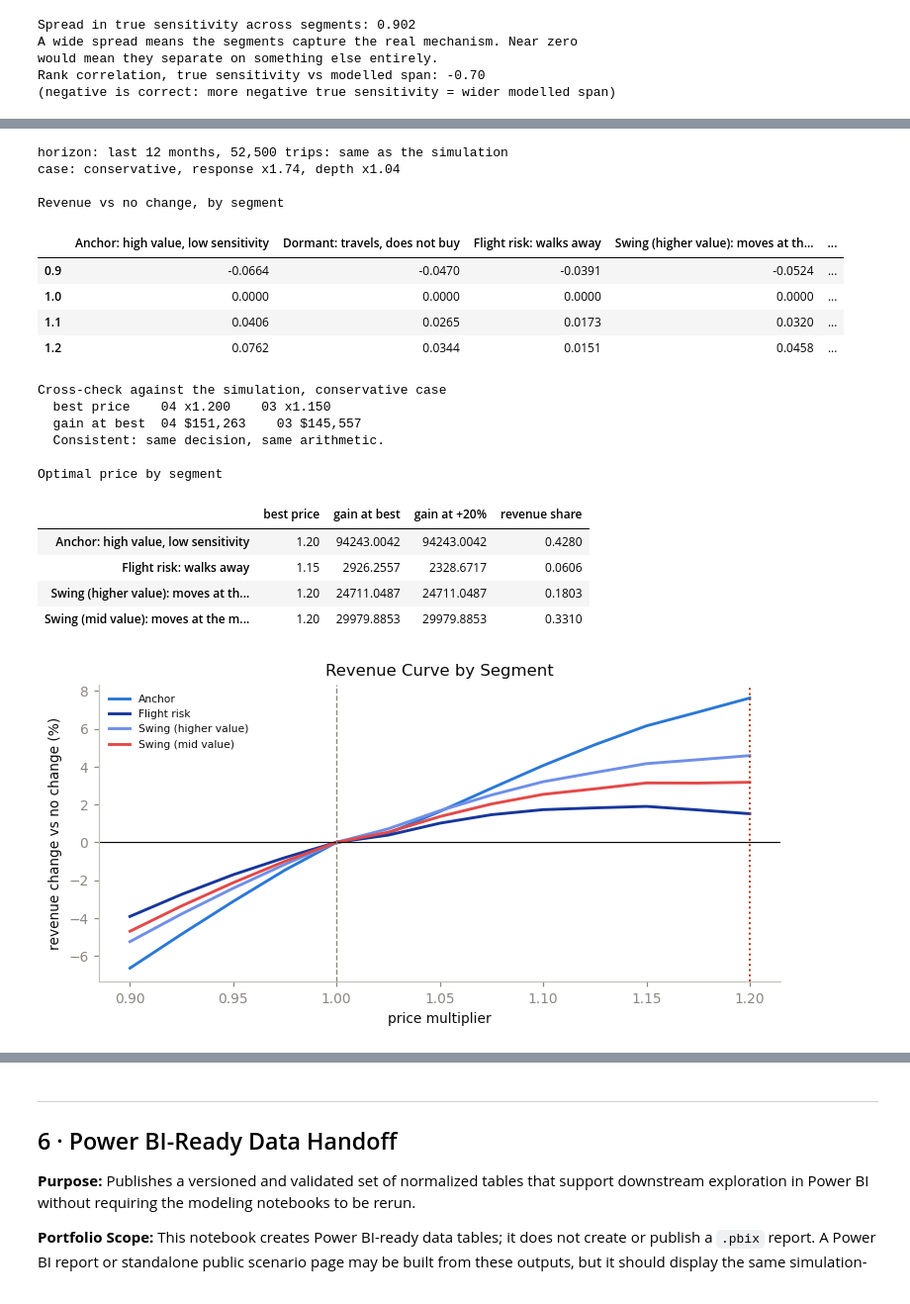
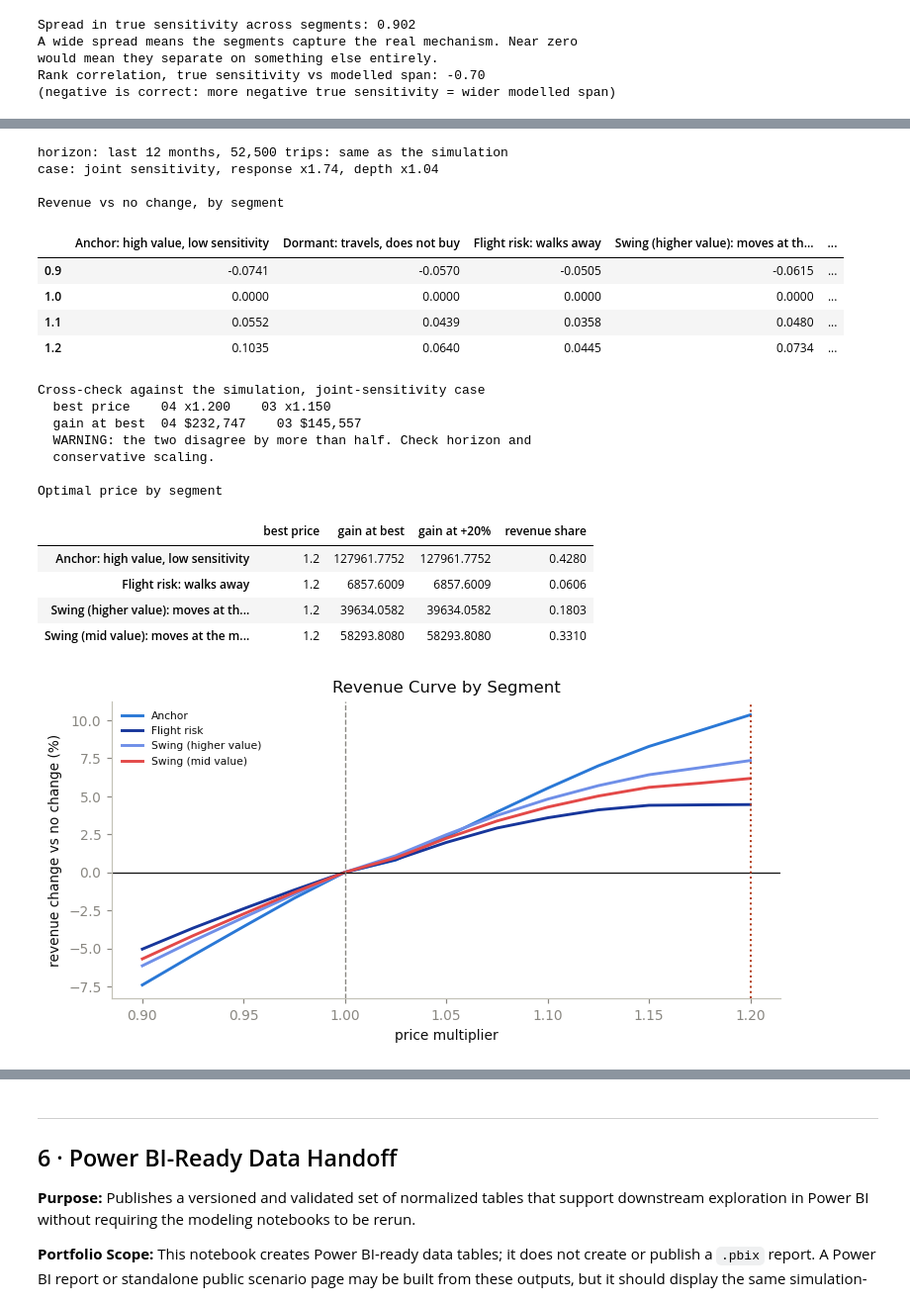
Before and after one commit to paforsey/data-science-portfolio, a Jupyter notebook: case-studies/international-roaming/international_roaming.ipynb, the cells around one changed output, grey strips where cells are left out. Shown at 99% size. Cells and saved outputs as stored; diff of their text form; code cells hidden in the pictures.

```diff
--- a/case-studies/international-roaming/international_roaming.ipynb
+++ b/case-studies/international-roaming/international_roaming.ipynb
@@ -2166,7 +2180,7 @@ $$
 # Measure Label Contamination
 # Estimated on the development period only (months 0-19); the test period is left
 # out so the simulation's depth sensitivity is not tuned on held-out data.
-dev = (tr | ca)
+dev = tr   # months 0-19 in Model 02
 truth = trips['state'].replace({'substitutes': 'null', 'leaves': 'null'})
 labelled = (trips.y == 'partial').to_numpy() & dev
 truly = labelled & (truth == 'partial').to_numpy()
@@ -2351,7 +2365,9 @@ def revenue_by_state(Xf, df, mult=1.0, depth_scale=1.0):
                         (PRICE_FIRST + PRICE_ADDL * (lines - 1)) * days * mult, 0.0)
 
     day_cov = predict_coverage(day_base, day_theta, Xf, df, mult)
-    line_cov = predict_coverage(line_base, line_theta, Xf, df, mult)
+    # line-coverage price parameters are constraint-sensitive (both pinned at bounds),
+    # so the price term is dropped: line coverage varies by trip via the tree baseline only.
+    line_cov = predict_coverage(line_base, np.zeros(2), Xf, df, mult)
     # depth_scale (the label-contamination factor) is derived from day coverage, so it
     # deepens the day channel only; the line channel is left at its fitted value.
     day_cov = np.clip(1 - depth_scale * (1 - day_cov), 0.02, 1.0)
@@ -3413,7 +3435,7 @@ CRN_SEED = 4242          # shared across every price and both cases
 rows = []
 for m in GRID:
     for label, rs, ds in [('as fitted', 1.0, 1.0),
-                          ('conservative', RESPONSE_RATIO, DEPTH_BIAS)]:
+                          ('joint sensitivity', RESPONSE_RATIO, DEPTH_BIAS)]:
         # Common random numbers: same economy/share draw at every price
         r = simulate(m, n_iter=SWEEP_ITER, response_scale=rs, depth_scale=ds,
                      rng=np.random.default_rng(CRN_SEED))
@@ -3425,18 +3447,18 @@ for m in GRID:
 
 sw = pd.DataFrame(rows)
 fitted = sw[sw.case == 'as fitted'].set_index('price_multiplier')
-cons = sw[sw.case == 'conservative'].set_index('price_multiplier')
+cons = sw[sw.case == 'joint sensitivity'].set_index('price_multiplier')
 
 for df in (fitted, cons):
     df['lift_vs_base'] = df['median'] - df.loc[1.0, 'median']
 
 print('As fitted')
 display(fitted[['p5', 'median', 'p95', 'lift_vs_base']].round(0).astype(int).rename_axis(None))
-print('Conservative')
+print('Joint sensitivity')
 display(cons[['p5', 'median', 'p95', 'lift_vs_base']].round(0).astype(int).rename_axis(None))
 
 fig, ax = plt.subplots(figsize=(7, 3.8))
-for df, lbl, col in [(fitted, 'as fitted', ACCENT), (cons, 'conservative', INK)]:
+for df, lbl, col in [(fitted, 'as fitted', ACCENT), (cons, 'joint sensitivity', INK)]:
     ax.plot(df.index, df['median'] / 1e6, color=col, linewidth=2, label=lbl)
     ax.fill_between(df.index, df['p5'] / 1e6, df['p95'] / 1e6, color=col, alpha=0.12)
 ax.axvline(1.0, color=MUTED, linestyle='--', linewidth=0.9)
@@ -3560,7 +3580,7 @@ Conservative
 # %%
 # Test Macro Scenarios
 SCEN = {'contraction': -0.45, 'base': 0.0, 'expansion': +0.45}
-KEY = [1.0, 1.10, 1.20]
+KEY = [1.0, 1.15, 1.20]
 
 rows = []
 runs = {}
@@ -3579,21 +3599,21 @@ piv = sc.pivot(index='scenario', columns='price', values='median').reindex(SCEN.
 print('Median pass revenue, 12-month ($M)')
 display((piv / 1e6).round(2).rename_axis(None).rename_axis(None, axis=1))
 
-print('Gain from +20% within each economy ($M)')
-display(((piv[1.20] - piv[1.0]) / 1e6).round(2).to_frame('gain').rename_axis(None))
+print('Gain from +15% within each economy ($M)')
+display(((piv[1.15] - piv[1.0]) / 1e6).round(2).to_frame('gain').rename_axis(None))
 print('If the gain holds across all three, the pricing decision does not depend on')
 print('the macro forecast, which makes it a far easier decision to defend.')
 
 # Paired revenue difference (1.20 - 1.00) under common random numbers, per scenario
 diff = pd.DataFrame([
     {'scenario': name,
-     'p5': np.percentile(runs[(name, 1.20)] - runs[(name, 1.0)], 5),
-     'median': np.median(runs[(name, 1.20)] - runs[(name, 1.0)]),
-     'p95': np.percentile(runs[(name, 1.20)] - runs[(name, 1.0)], 95),
-     'P(negative) %': 100 * (runs[(name, 1.20)] - runs[(name, 1.0)] < 0).mean()}
+     'p5': np.percentile(runs[(name, 1.15)] - runs[(name, 1.0)], 5),
+     'median': np.median(runs[(name, 1.15)] - runs[(name, 1.0)]),
+     'p95': np.percentile(runs[(name, 1.15)] - runs[(name, 1.0)], 95),
+     'P(negative) %': 100 * (runs[(name, 1.15)] - runs[(name, 1.0)] < 0).mean()}
     for name in SCEN
 ]).set_index('scenario')
-print('\nPaired revenue difference at 1.20 vs 1.00 ($ per 12 months)')
+print('\nPaired revenue difference at 1.15 vs 1.00 ($ per 12 months)')
 display(diff.assign(**{c: diff[c].round(0).astype(int) for c in ['p5', 'median', 'p95']})
             .round({'P(negative) %': 1}).rename_axis(None))
 
@@ -4819,7 +4841,7 @@ DEPTH_SCALE = float(asm0.get('depth scale (joint sensitivity)',
 
 FWD = trips[trips['month'] >= trips['month'].max() - 11]['trip_id'].to_numpy()
 print(f'horizon: last 12 months, {len(FWD):,} trips: same as the simulation')
-print(f'case: conservative, response x{RESPONSE_SCALE:.2f}, depth x{DEPTH_SCALE:.2f}\n')
+print(f'case: joint sensitivity, response x{RESPONSE_SCALE:.2f}, depth x{DEPTH_SCALE:.2f}\n')
 
 ids = trip_seg['trip_id'].to_numpy()
 ids = ids[np.isin(ids, p_std.index) & np.isin(ids, rev_w.index) & np.isin(ids, FWD)]
@@ -4853,11 +4875,11 @@ rel = rel[piv.columns]
 
 # Cross-check against the simulation: a gap here would be a defect, not a modelling choice
 try:
-    s5 = sim_sweep[sim_sweep.case == 'conservative'].set_index('price_multiplier')
+    s5 = sim_sweep[sim_sweep.case == 'joint sensitivity'].set_index('price_multiplier')
     b6, b5 = float(piv.sum(axis=1).idxmax()), float(s5['median'].idxmax())
     g6 = float(piv.sum(axis=1).max() - piv.sum(axis=1).loc[1.0])
     g5 = float(s5['median'].max() - s5['median'].loc[1.0])
-    print('Cross-check against the simulation, conservative case')
+    print('Cross-check against the simulation, joint-sensitivity case')
     print(f'  best price    04 x{b6:.3f}    03 x{b5:.3f}')
     print(f'  gain at best  04 ${g6:,.0f}    03 ${g5:,.0f}')
     if abs(g6 - g5) > 0.5 * max(abs(g5), 1.0):
@@ -4874,45 +4896,46 @@ best = pd.DataFrame({
     'gain at best': (piv.max() - piv.loc[1.0]),
     'gain at +20%': (piv.loc[GRID[-1]] - piv.loc[1.0]),
     'revenue share': summary.set_index('segment')['rev_share'].reindex(piv.columns),
 }).round(4)
 print('Optimal price by segment')
 display(best.rename_axis(None))
 
 fig, ax = plt.subplots(figsize=(7, 3.6))
 for i, s in enumerate(piv.columns):
     ax.plot(rel.index, rel[s] * 100, linewidth=1.9,
             color=PALETTE[i % len(PALETTE)], label=s.split(': ')[0])
 ax.axhline(0, color=INK, linewidth=0.8)
 ax.axvline(1.0, color=MUTED, linestyle='--', linewidth=0.9)
 ax.axvline(1.20, color='#b23c17', linestyle=':', linewidth=1.3)
 ax.set_xlabel('price multiplier')
 ax.set_ylabel('revenue change vs no change (%)')
 ax.set_title('Revenue Curve by Segment')
 ax.legend(frameon=False, fontsize=7)
 plt.tight_layout()
 plt.show()
 # %% [output]
 horizon: last 12 months, 52,500 trips: same as the simulation
-case: conservative, response x1.74, depth x1.04
+case: joint sensitivity, response x1.74, depth x1.04
 
 Revenue vs no change, by segment
 |  | Anchor: high value, low sensitivity | Dormant: travels, does not buy | Flight risk: walks away | Swing (higher value): moves at th... | ... |
-| 0.9 | -0.0664 | -0.0470 | -0.0391 | -0.0524 | ... |
+| 0.9 | -0.0741 | -0.0570 | -0.0505 | -0.0615 | ... |
 | 1.0 | 0.0000 | 0.0000 | 0.0000 | 0.0000 | ... |
-| 1.1 | 0.0406 | 0.0265 | 0.0173 | 0.0320 | ... |
-| 1.2 | 0.0762 | 0.0344 | 0.0151 | 0.0458 | ... |
+| 1.1 | 0.0552 | 0.0439 | 0.0358 | 0.0480 | ... |
+| 1.2 | 0.1035 | 0.0640 | 0.0445 | 0.0734 | ... |
-Cross-check against the simulation, conservative case
+Cross-check against the simulation, joint-sensitivity case
   best price    04 x1.200    03 x1.150
-  gain at best  04 $151,263    03 $145,557
-  Consistent: same decision, same arithmetic.
+  gain at best  04 $232,747    03 $145,557
+  WARNING: the two disagree by more than half. Check horizon and
+  conservative scaling.
 
 Optimal price by segment
 |  | best price | gain at best | gain at +20% | revenue share |
-| Anchor: high value, low sensitivity | 1.20 | 94243.0042 | 94243.0042 | 0.4280 |
-| Flight risk: walks away | 1.15 | 2926.2557 | 2328.6717 | 0.0606 |
-| Swing (higher value): moves at th... | 1.20 | 24711.0487 | 24711.0487 | 0.1803 |
-| Swing (mid value): moves at the m... | 1.20 | 29979.8853 | 29979.8853 | 0.3310 |
+| Anchor: high value, low sensitivity | 1.2 | 127961.7752 | 127961.7752 | 0.4280 |
+| Flight risk: walks away | 1.2 | 6857.6009 | 6857.6009 | 0.0606 |
+| Swing (higher value): moves at th... | 1.2 | 39634.0582 | 39634.0582 | 0.1803 |
+| Swing (mid value): moves at the m... | 1.2 | 58293.8080 | 58293.8080 | 0.3310 |
-[figure, old version]
+[figure, new version]
 # %% [markdown]
 ---
 
```
Also changed, not shown: parts of 26 cells of this notebook, 8 other files.
